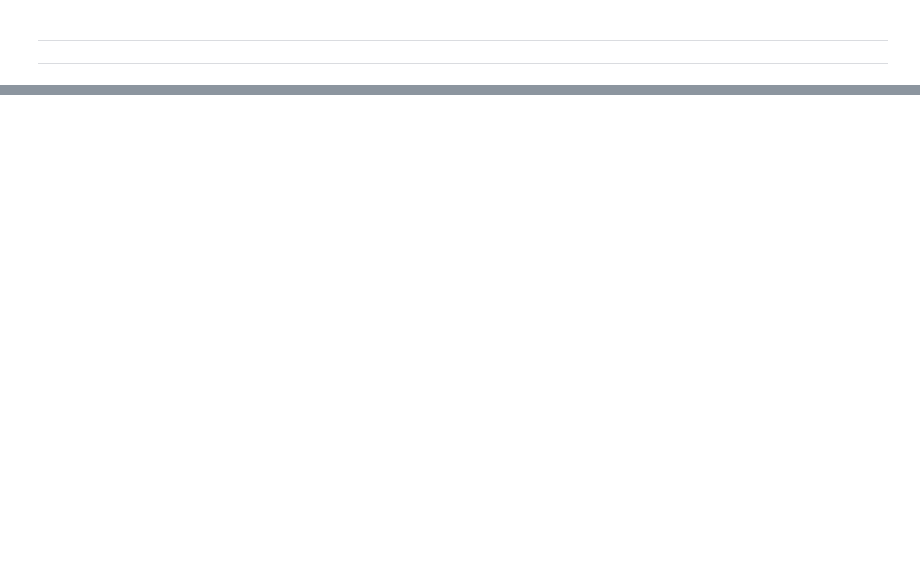
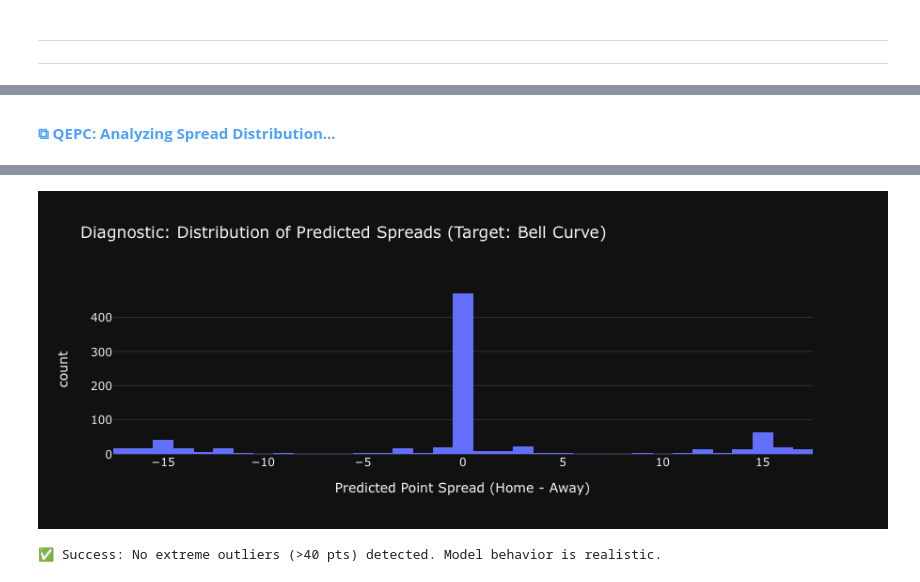
Before and after one commit to wjdorsey/qepc_project, a Jupyter notebook: notebooks/qepc_backtest.ipynb, the cells around one changed output, grey strips where cells are left out. Cells and saved outputs as stored; diff of their text form; code cells hidden in the pictures; blank space fills up the shorter version.

```diff
--- a/notebooks/qepc_backtest.ipynb
+++ b/notebooks/qepc_backtest.ipynb
@@ -33,11 +57,13 @@ team_stats = qa.load_team_stats()
 # %%
-# ### 🏃 2. RUN MODEL
-qa.qepc_step("Calculating Lambda & Simulating...")
+# ====================================================================
+# 🏃 RUN SIMULATION
+# ====================================================================
+qa.qepc_step("Running Simulation on Full Schedule (5,000 Trials)...")
 
-# Calculate expected scores
-schedule_with_lambda = compute_lambda(backtest_schedule, team_stats)
+# Calculate Lambda using the FIXED math engine
+schedule_with_lambda = compute_lambda(schedule, team_stats)
 
-# Run simulation (Lower trials for speed during backtest dev)
+# Run the Monte Carlo Simulation
 results = run_qepc_simulation(schedule_with_lambda, num_trials=5000)
 
 qa.qepc_step("Backtest Simulation Complete.")
@@ -44,22 +76,27 @@ qa.qepc_step("Backtest Simulation Complete.")
 # %%
-# ### 📊 3. ANALYZE RESULTS (Distribution Check)
-# Check if the spread distribution looks normal (e.g., mostly between -15 and +15)
+# ====================================================================
+# 📊 ANALYZE DISTRIBUTION
+# ====================================================================
+qa.qepc_step("Analyzing Spread Distribution...")
 
-qa.qepc_step("Spread Distribution Analysis")
-
+# Visualization: Distribution of Spreads
 fig = px.histogram(
     results,
     x="Expected_Spread",
-    nbins=30,
-    title="Distribution of Predicted Spreads (Should be Bell Curve centered near 0)",
+    nbins=50,
+    title="Diagnostic: Distribution of Predicted Spreads (Target: Bell Curve)",
+    labels={"Expected_Spread": "Predicted Point Spread (Home - Away)"},
     template="plotly_dark"
 )
 fig.show()
 
-# Show the extreme outliers to debug specific teams
-outliers = results[results['Expected_Spread'].abs() > 20]
+# Check for extreme outliers (> 40 points is suspicious for NBA)
+outliers = results[results['Expected_Spread'].abs() > 40]
+
 if not outliers.empty:
-    print("⚠️ Extreme Outliers Detected (Spread > 20):")
-    display(outliers[['Date', 'Away Team', 'Home Team', 'Expected_Spread', 'Sim_Home_Score', 'Sim_Away_Score']])
+    print(f"⚠️ Warning: {len(outliers)} games have spreads > 40 points. Checking top 5:")
+    display(outliers[['Date', 'Away Team', 'Home Team', 'Expected_Spread', 'Sim_Home_Score', 'Sim_Away_Score']].head())
 else:
-    print("✅ No extreme outliers found. Model logic looks stable.")
+    print("✅ Success: No extreme outliers (>40 pts) detected. Model behavior is realistic.")
+# %% [output]
+⧉ QEPC: Analyzing Spread Distribution...
@@ -65,0 +104,2 @@ else:
+[figure, added]
+✅ Success: No extreme outliers (>40 pts) detected. Model behavior is realistic.
```
Also changed, not shown: parts of 6 cells of this notebook, 14 other files.
